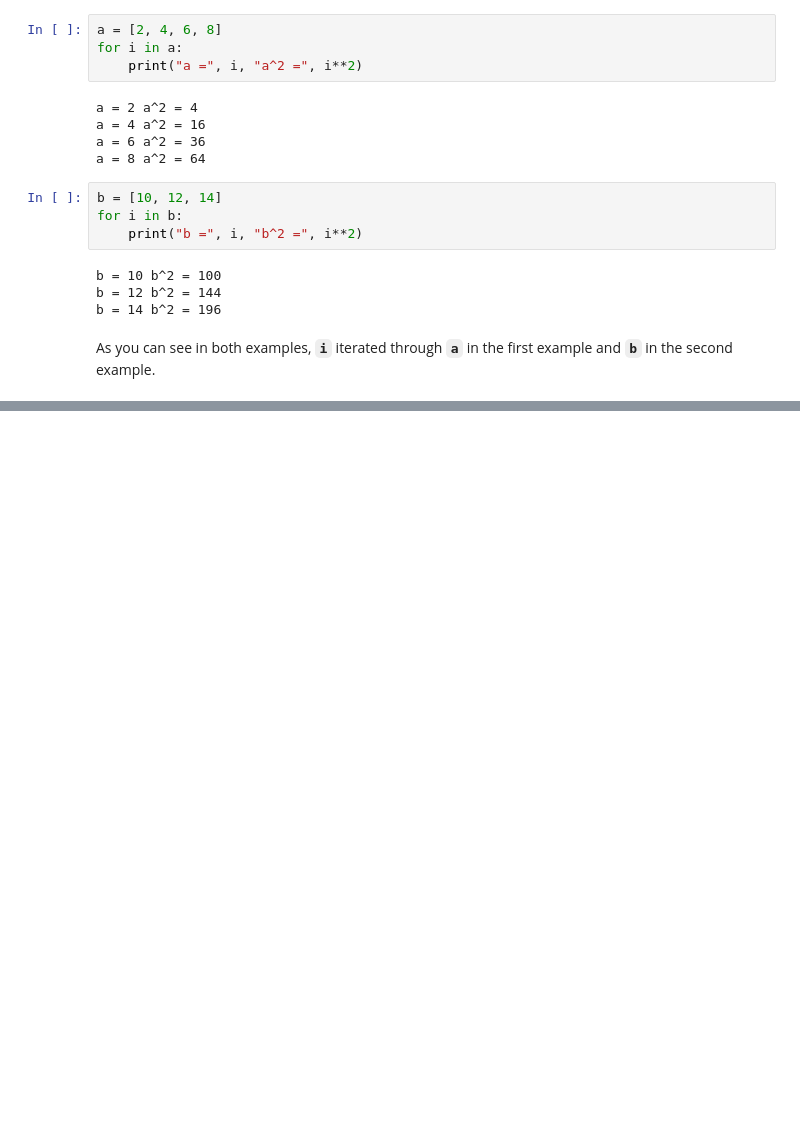
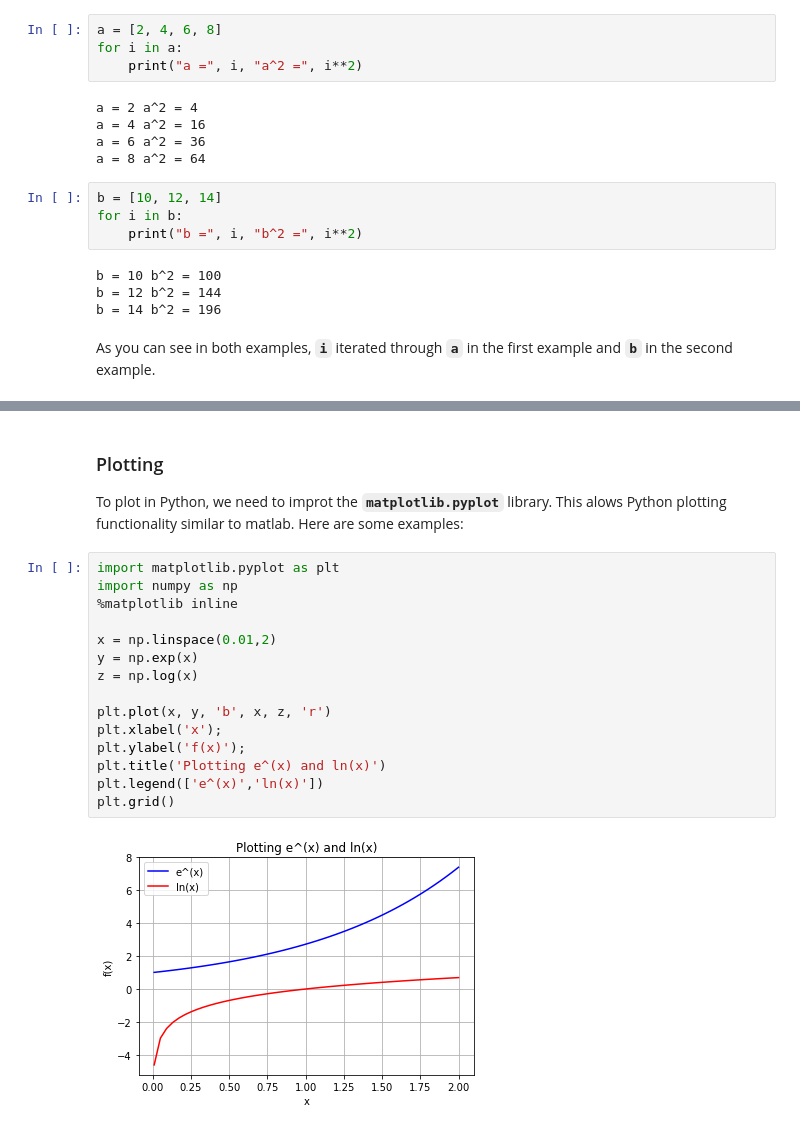
Before and after one commit to OpenChemE/CHBE241, a Jupyter notebook: Getting-started-with-jupyter.ipynb, the cells around one changed output, grey strips where cells are left out. Saved outputs shown, nothing was run; the diff lists cells and outputs as text; blank space fills up the shorter version.

````diff
--- a/Getting-started-with-jupyter.ipynb
+++ b/Getting-started-with-jupyter.ipynb
@@ -119,0 +166,20 @@
+# %% [markdown]
+### Plotting
+To plot in Python, we need to improt the **```matplotlib.pyplot```** library. This alows Python plotting functionality similar to matlab. Here are some examples:
+# %%
+import matplotlib.pyplot as plt
+import numpy as np
+%matplotlib inline
+
+x = np.linspace(0.01,2)
+y = np.exp(x)
+z = np.log(x)
+
+plt.plot(x, y, 'b', x, z, 'r')
+plt.xlabel('x');
+plt.ylabel('f(x)');
+plt.title('Plotting e^(x) and ln(x)')
+plt.legend(['e^(x)','ln(x)'])
+plt.grid()
+# %% [output]
+[figure, added]
````
Also changed, not shown: parts of 18 cells of this notebook.
